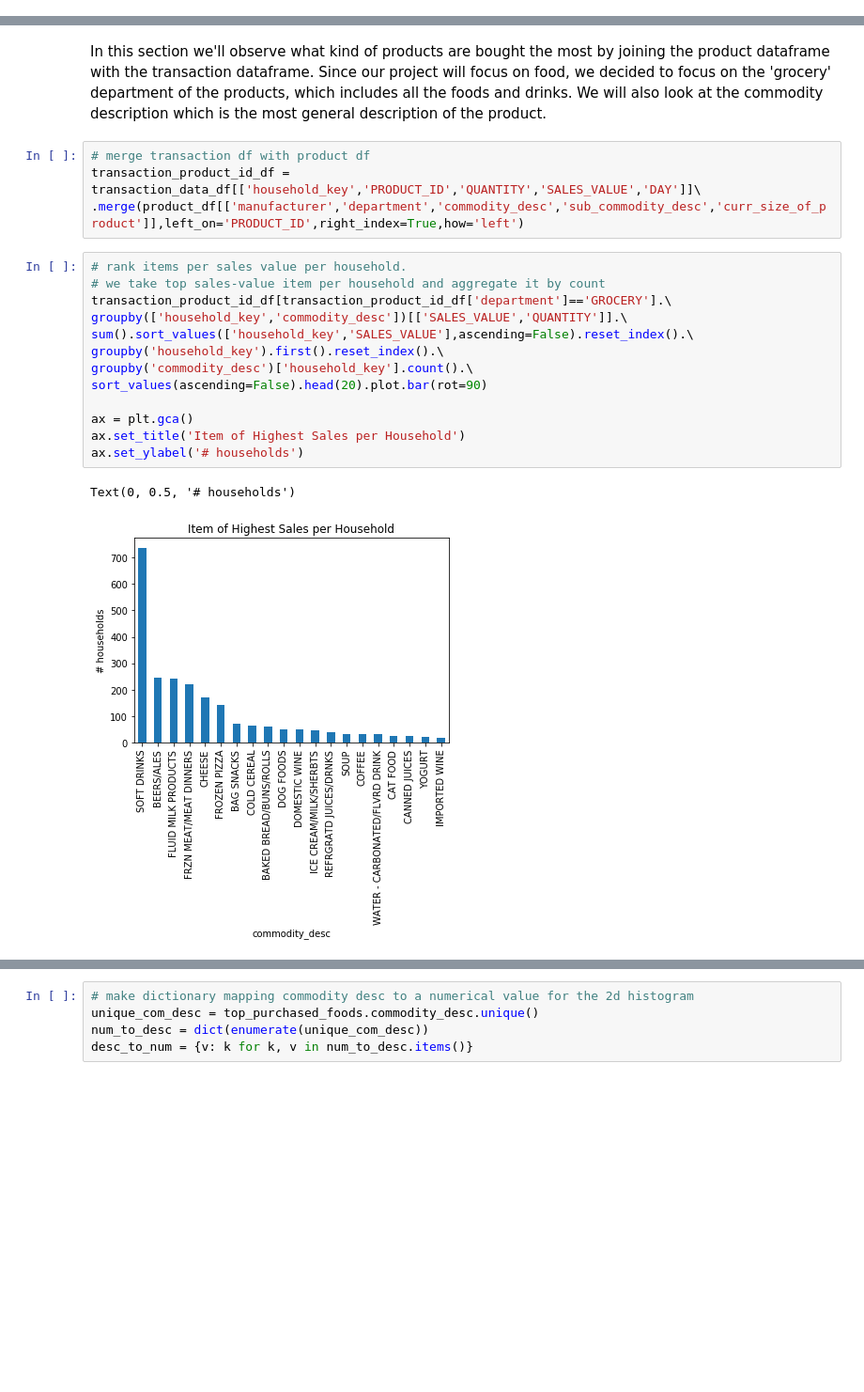
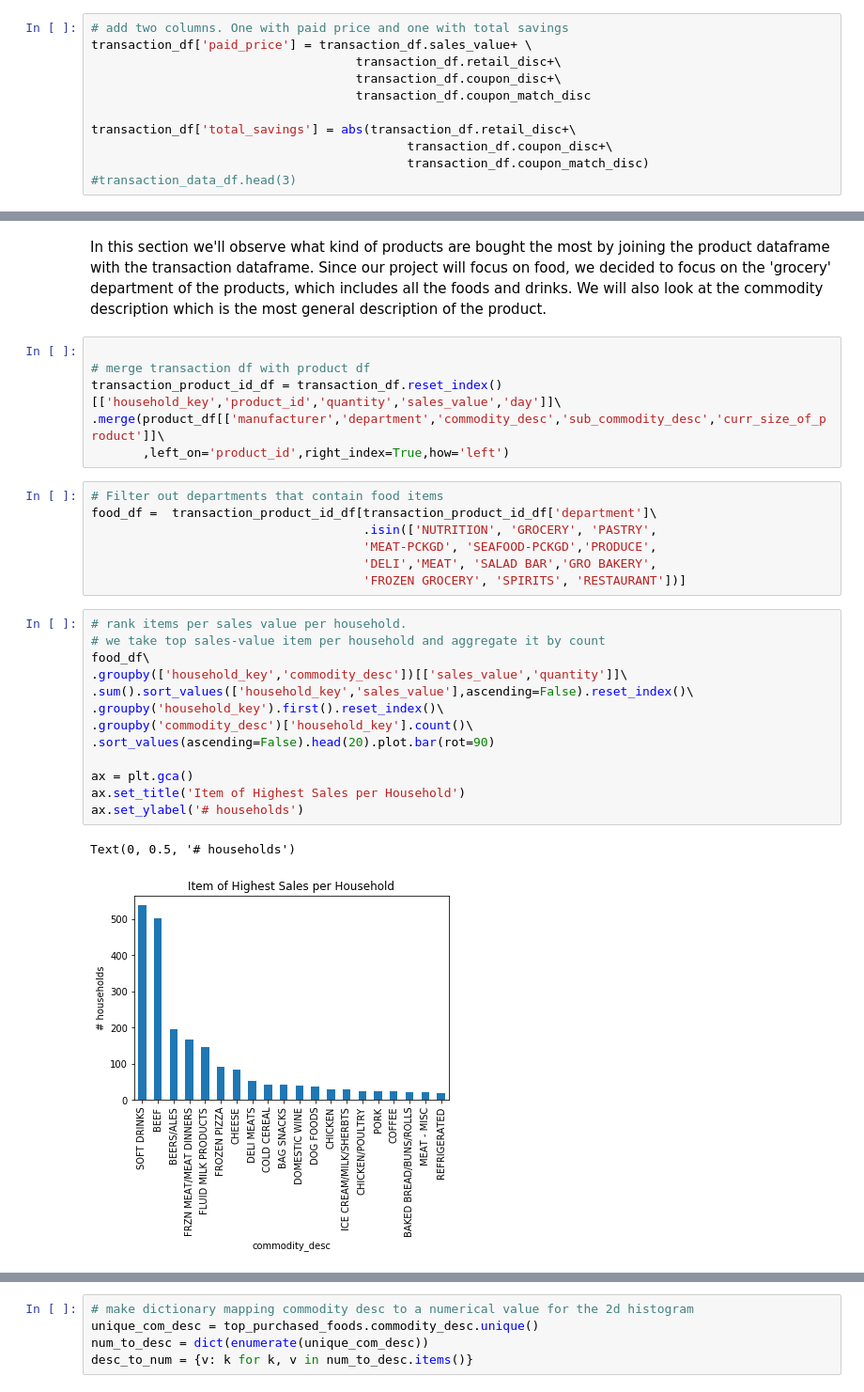
Before and after one commit to raphaelreiss/ADA_project, a Jupyter notebook: src/TermProject.ipynb, the cells around one changed output, grey strips where cells are left out. Shown at 94% size. Saved outputs shown, nothing was run; the diff lists cells and outputs as text; blank space fills up the shorter version.

```diff
--- a/src/TermProject.ipynb
+++ b/src/TermProject.ipynb
@@ -582,2 +632,13 @@ transaction_data_df.head()
+# %%
+# add two columns. One with paid price and one with total savings
+transaction_df['paid_price'] = transaction_df.sales_value+ \
+                                    transaction_df.retail_disc+\
+                                    transaction_df.coupon_disc+\
+                                    transaction_df.coupon_match_disc
+
+transaction_df['total_savings'] = abs(transaction_df.retail_disc+\
+                                           transaction_df.coupon_disc+\
+                                           transaction_df.coupon_match_disc)
+#transaction_data_df.head(3)
 # %%
 # turn the days of purchase into a list on a single row
@@ -782,22 +811,31 @@ We observe that the purchase rate peaks between the ages 35-44 and drops at 65+
 # %% [markdown]
 In this section we'll observe what kind of products are bought the most by joining the product dataframe with the transaction dataframe. Since our project will focus on food, we decided to focus on the 'grocery' department of the products, which includes all the foods and drinks. We will also look at the commodity description which is the most general description of the product.
 # %%
+
 # merge transaction df with product df
-transaction_product_id_df = transaction_data_df[['household_key','PRODUCT_ID','QUANTITY','SALES_VALUE','DAY']]\
-.merge(product_df[['manufacturer','department','commodity_desc','sub_commodity_desc','curr_size_of_product']],left_on='PRODUCT_ID',right_index=True,how='left')
+transaction_product_id_df = transaction_df.reset_index()[['household_key','product_id','quantity','sales_value','day']]\
+.merge(product_df[['manufacturer','department','commodity_desc','sub_commodity_desc','curr_size_of_product']]\
+       ,left_on='product_id',right_index=True,how='left')
+# %%
+# Filter out departments that contain food items
+food_df =  transaction_product_id_df[transaction_product_id_df['department']\
+                                     .isin(['NUTRITION', 'GROCERY', 'PASTRY',
+                                     'MEAT-PCKGD', 'SEAFOOD-PCKGD','PRODUCE',
+                                     'DELI','MEAT', 'SALAD BAR','GRO BAKERY',
+                                     'FROZEN GROCERY', 'SPIRITS', 'RESTAURANT'])]
 # %%
 # rank items per sales value per household.
 # we take top sales-value item per household and aggregate it by count
-transaction_product_id_df[transaction_product_id_df['department']=='GROCERY'].\
-groupby(['household_key','commodity_desc'])[['SALES_VALUE','QUANTITY']].\
-sum().sort_values(['household_key','SALES_VALUE'],ascending=False).reset_index().\
-groupby('household_key').first().reset_index().\
-groupby('commodity_desc')['household_key'].count().\
-sort_values(ascending=False).head(20).plot.bar(rot=90)
+food_df\
+.groupby(['household_key','commodity_desc'])[['sales_value','quantity']]\
+.sum().sort_values(['household_key','sales_value'],ascending=False).reset_index()\
+.groupby('household_key').first().reset_index()\
+.groupby('commodity_desc')['household_key'].count()\
+.sort_values(ascending=False).head(20).plot.bar(rot=90)
 
 ax = plt.gca()
 ax.set_title('Item of Highest Sales per Household')
 ax.set_ylabel('# households')
 # %% [output]
 Text(0, 0.5, '# households')
-[figure, old version]
+[figure, new version]
```
Also changed, not shown: parts of 52 cells of this notebook.
